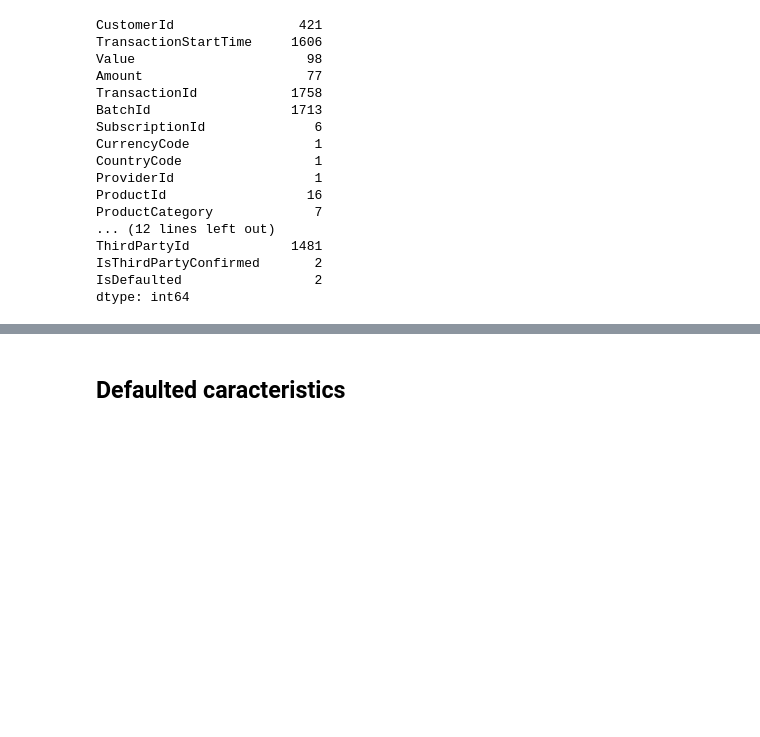
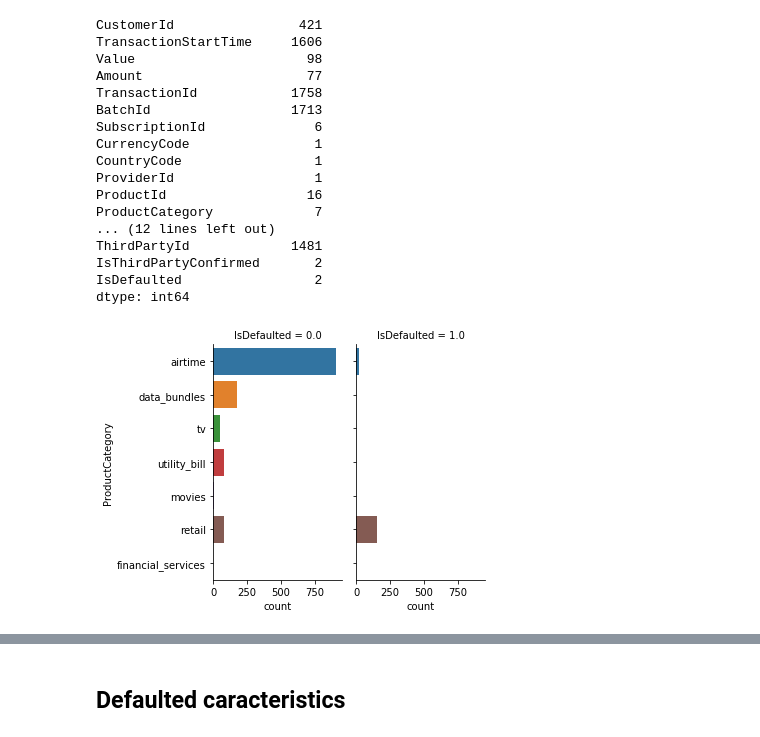
Before and after one commit to H-u-g-o/Credit-Score, a Jupyter notebook: Credit Score.ipynb, the cells around one changed output, grey strips where cells are left out. Cells and saved outputs as stored; diff of their text form; code cells hidden in the pictures; blank space fills up the shorter version.

```diff
--- a/Credit Score.ipynb
+++ b/Credit Score.ipynb
@@ -74,3 +74,10 @@ ThirdPartyId             1481
 IsThirdPartyConfirmed       2
 IsDefaulted                 2
 dtype: int64
+# %%
+#Comparing Product category transactions if defaulted or not
+g = sns.catplot(y="ProductCategory", col="IsDefaulted",
+                data=train_df, kind="count",
+                height=4, aspect=.7);
+# %% [output]
+[figure, added]
```
Also changed, not shown: parts of 9 cells of this notebook.
